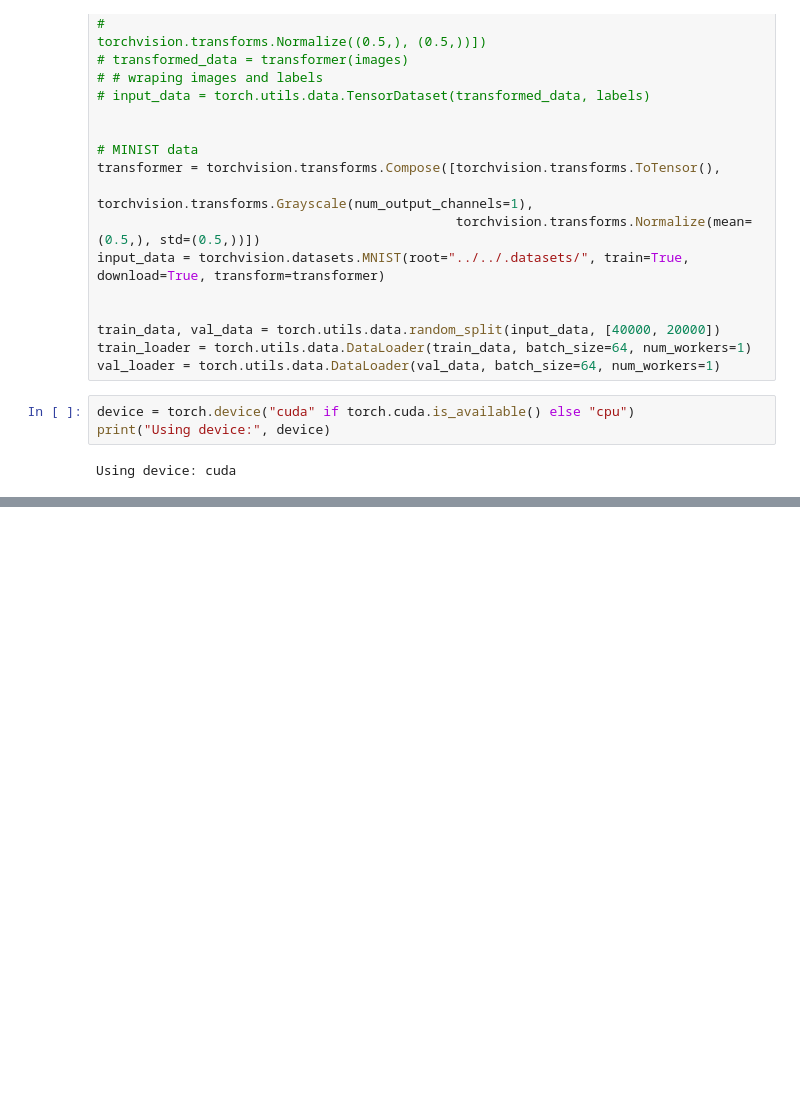
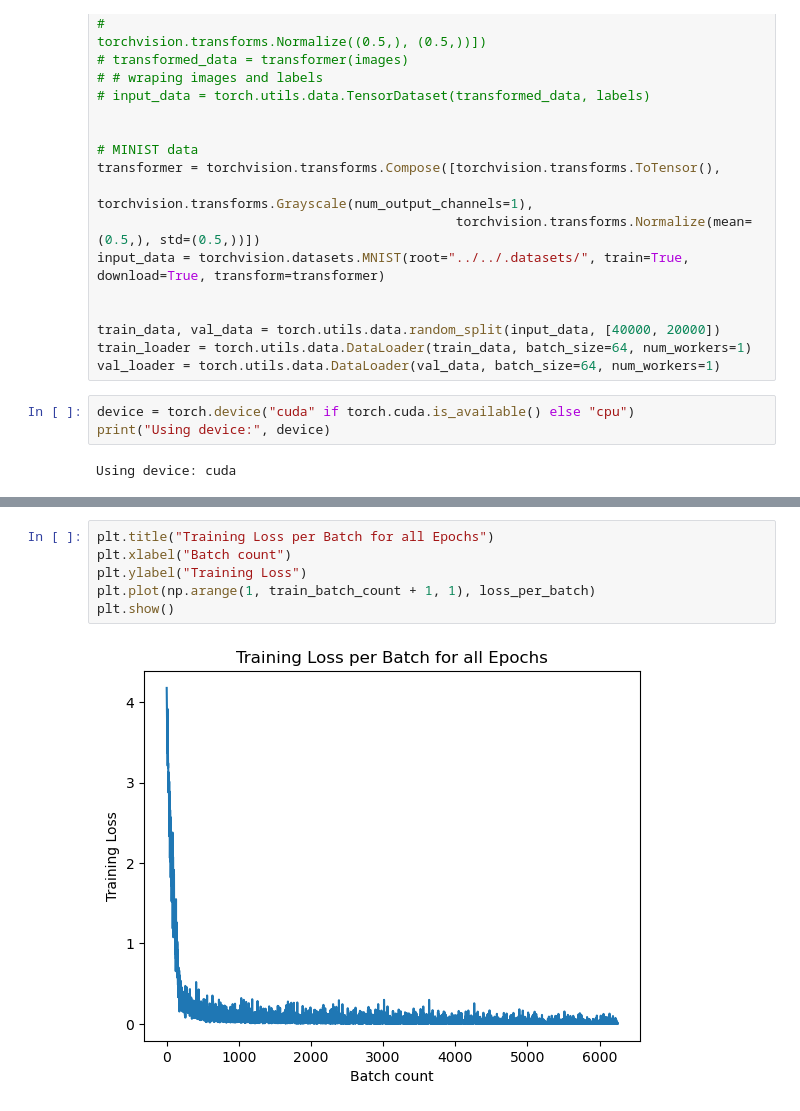
Before and after one commit to yasirfaizahmed/ML_Notebooks, a Jupyter notebook: pytorch_DLNN/CNN/CNN.ipynb, the cells around one changed output, grey strips where cells are left out. Drawn from its saved outputs; the diff is of its cells as text; blank space fills up the shorter version.

```diff
--- a/pytorch_DLNN/CNN/CNN.ipynb
+++ b/pytorch_DLNN/CNN/CNN.ipynb
@@ -100,0 +125,8 @@ Epoch 10: Train Loss=0.0141, Val Loss=0.0651, Val Acc=0.9852
+# %%
+plt.title("Training Loss per Batch for all Epochs")
+plt.xlabel("Batch count")
+plt.ylabel("Training Loss")
+plt.plot(np.arange(1, train_batch_count + 1, 1), loss_per_batch)
+plt.show()
+# %% [output]
+[figure, added]
```
Also changed, not shown: parts of 3 cells of this notebook.
